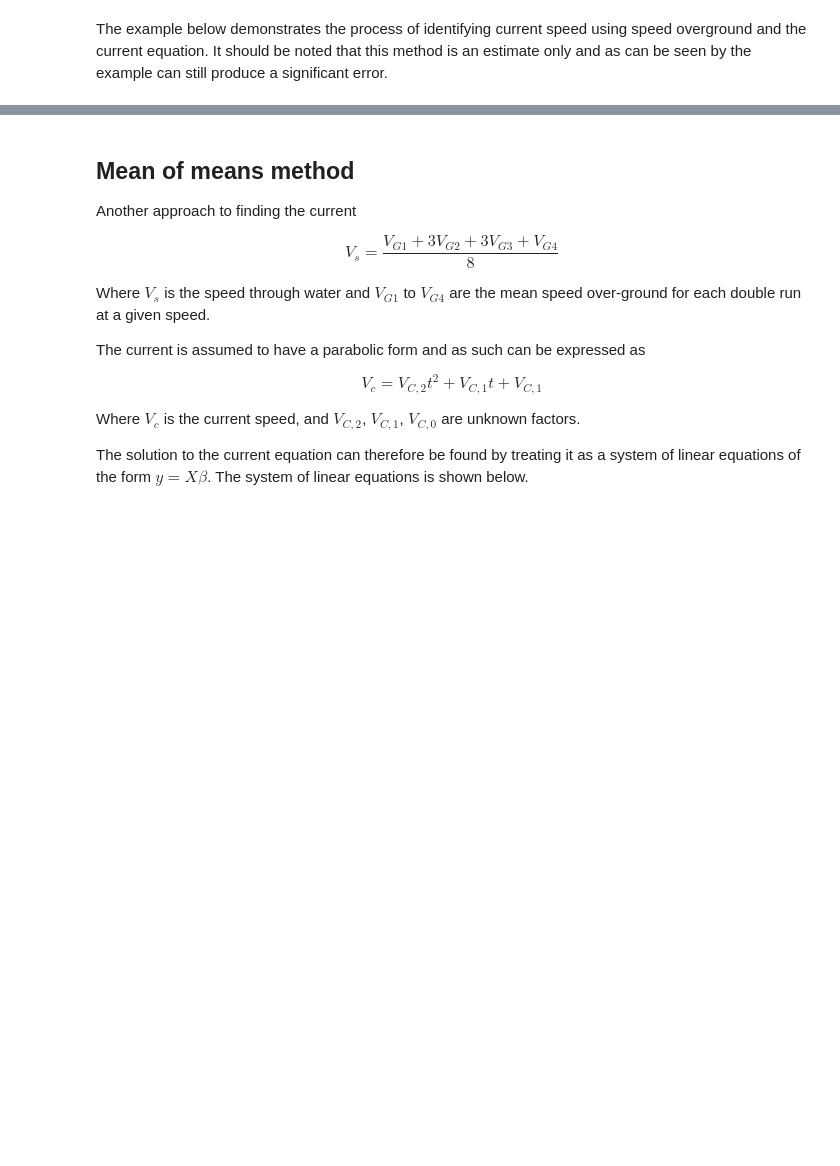
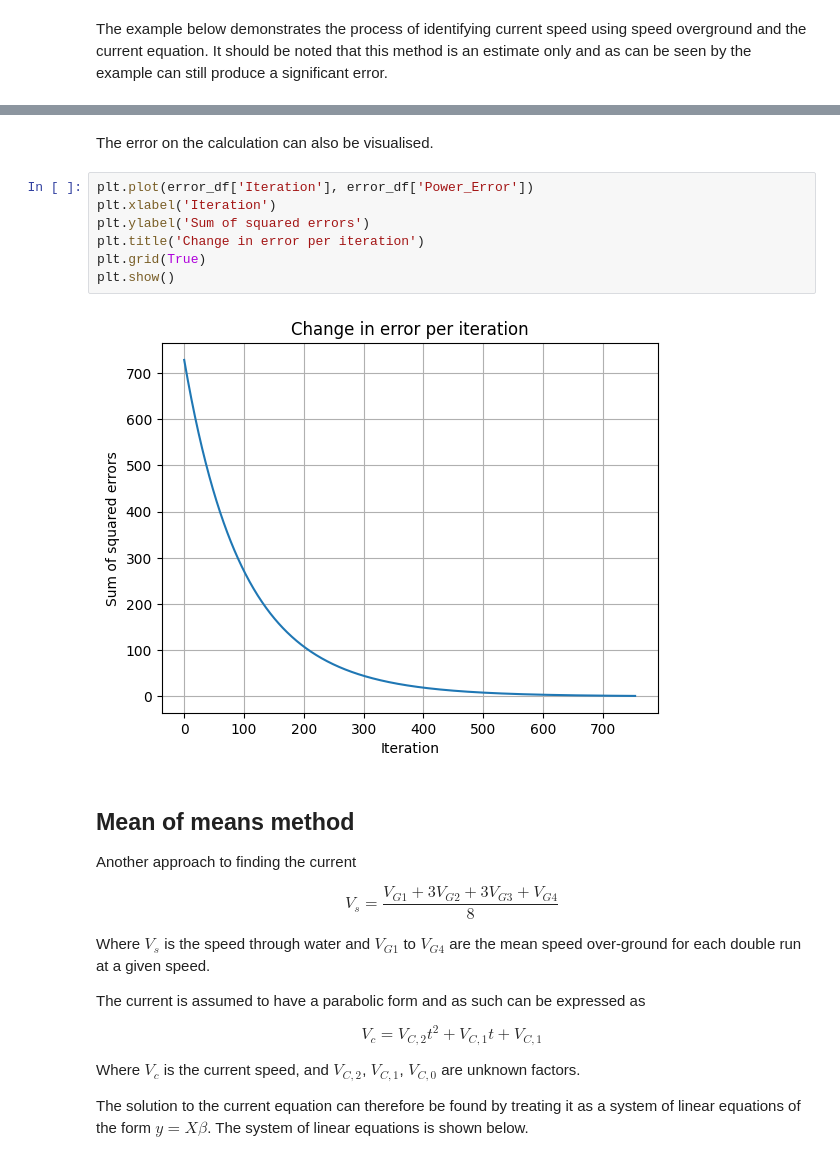
Before and after one commit to silverstream-tech/pyseatrials, a Jupyter notebook: nbs/06_current.ipynb, the cells around one changed output, grey strips where cells are left out. Drawn from its saved outputs; the diff is of its cells as text; blank space fills up the shorter version.

```diff
--- a/nbs/06_current.ipynb
+++ b/nbs/06_current.ipynb
@@ -207,3 +245,14 @@ The error on the estimated speed through water is: [0.26403098 0.4210387  0.5466
+# %% [markdown]
+The error on the calculation can also be visualised.
+# %%
+plt.plot(error_df['Iteration'], error_df['Power_Error'])
+plt.xlabel('Iteration')
+plt.ylabel('Sum of squared errors')
+plt.title('Change in error per iteration')
+plt.grid(True)
+plt.show()
+# %% [output]
+[figure, added]
 # %% [markdown]
 ## Mean of means method
 
```
Also changed, not shown: parts of 5 cells of this notebook, 1 other file.
